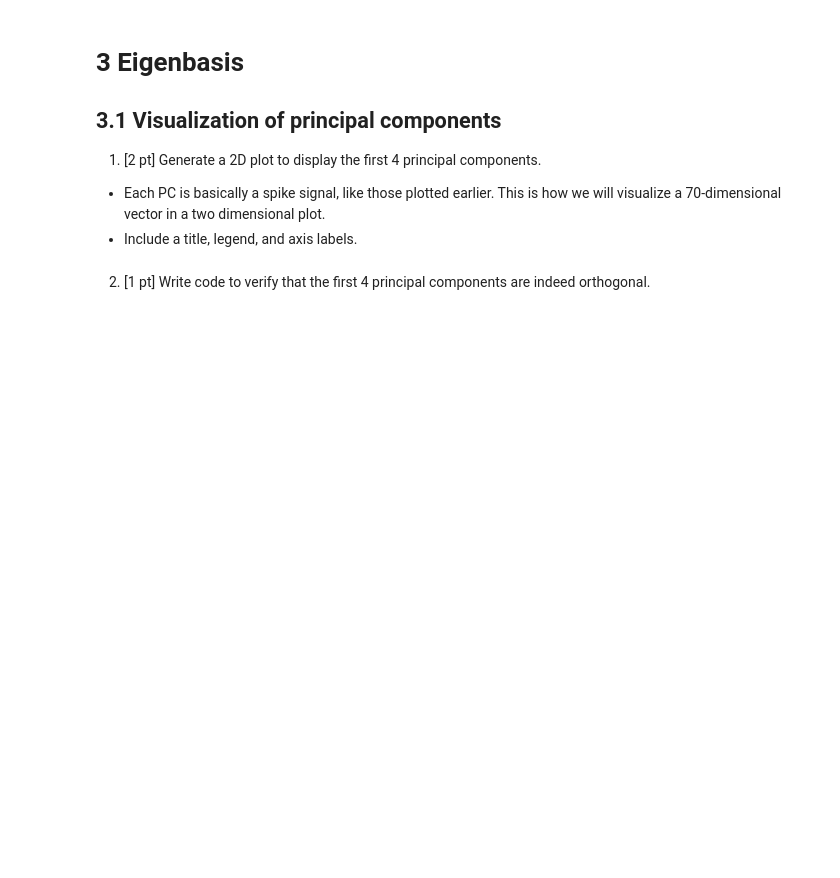
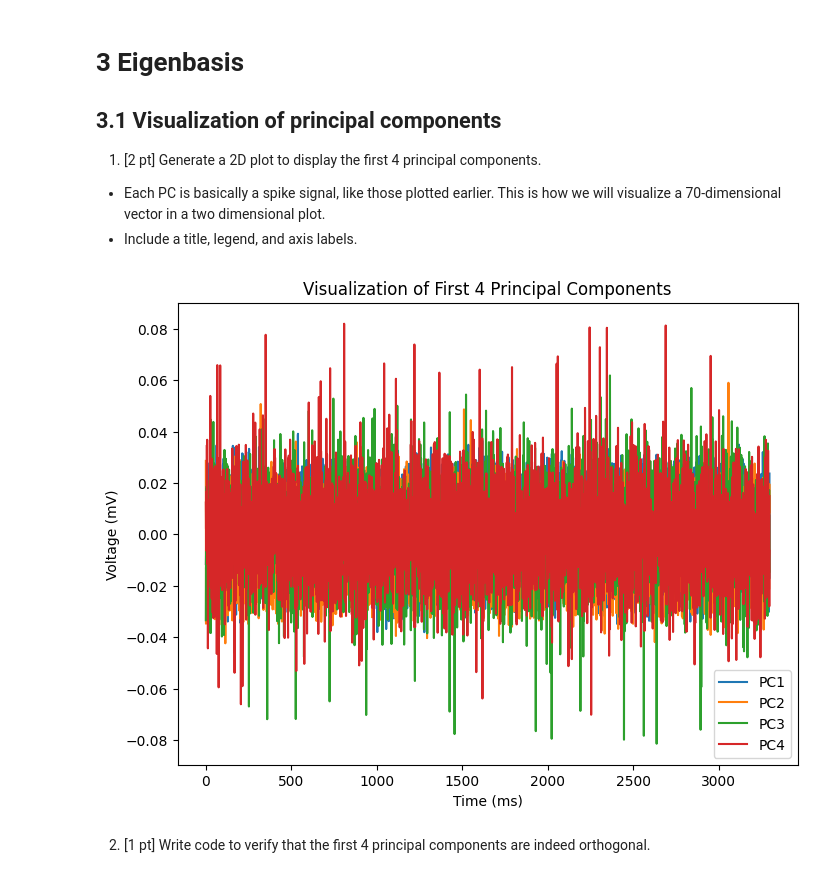
Before and after one commit to klxu03/ml-dl, a Jupyter notebook: data-sci/hw3/hw3-introds-sp24.ipynb, the cells around one changed output. Saved outputs shown, nothing was run; the diff lists cells and outputs as text; code cells hidden in the pictures; blank space fills up the shorter version.

```diff
--- a/data-sci/hw3/hw3-introds-sp24.ipynb
+++ b/data-sci/hw3/hw3-introds-sp24.ipynb
@@ -74,2 +108,18 @@ Through this exercise, we should gain familiarity with the package and understan
+# %%
+# TODO plot PCs
+fig, ax = plt.subplots(figsize=(8, 6))
+
+for i in range(4):
+    ax.plot(evecs[:, i])
+
+# Labels and legend
+ax.set_xlabel('Time (ms)')
+ax.set_ylabel('Voltage (mV)')
+ax.set_title('Visualization of First 4 Principal Components')
+ax.legend([f'PC{i+1}' for i in range(4)])
+
+plt.show()
+# %% [output]
+[figure, added]
 # %% [markdown]
 2. [1 pt] Write code to verify that the first 4 principal components are indeed orthogonal.
```
Also changed, not shown: parts of 21 cells of this notebook, 4 other files.
